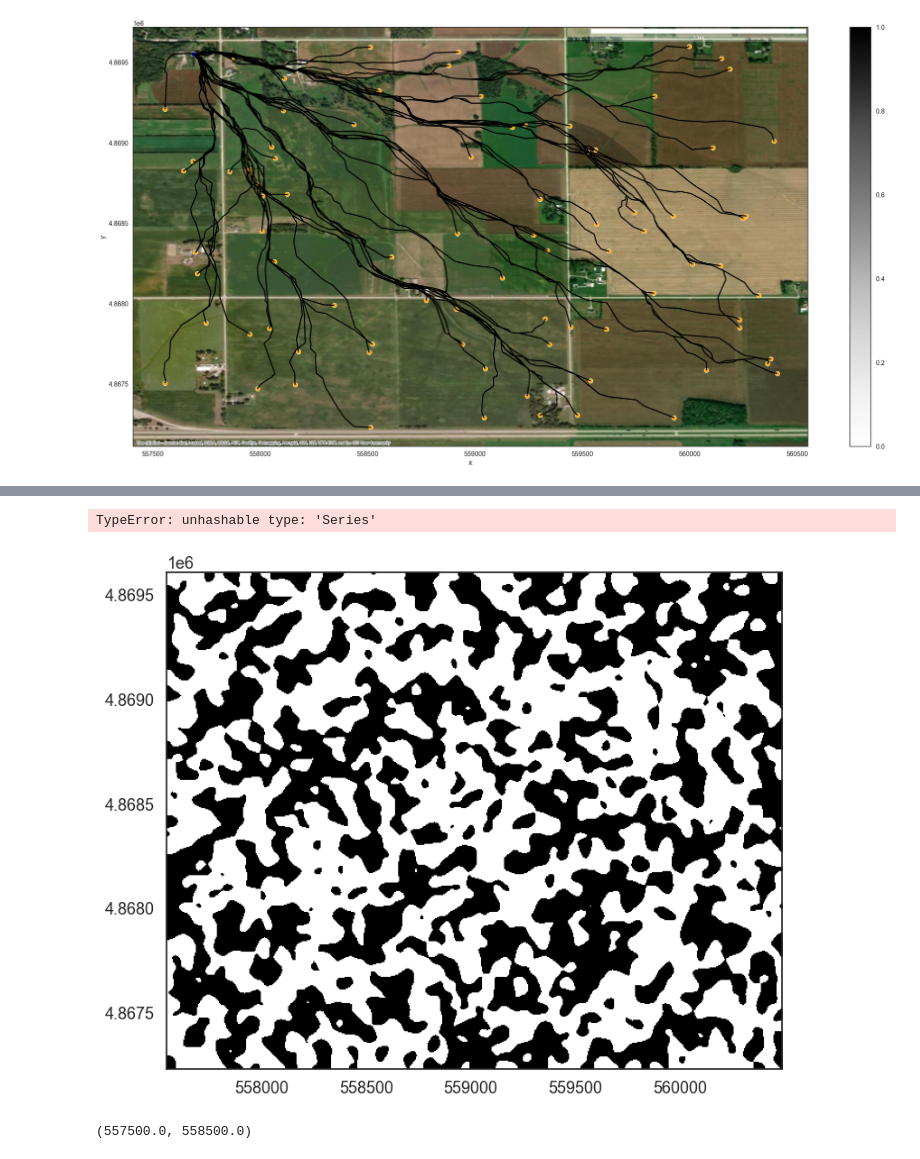
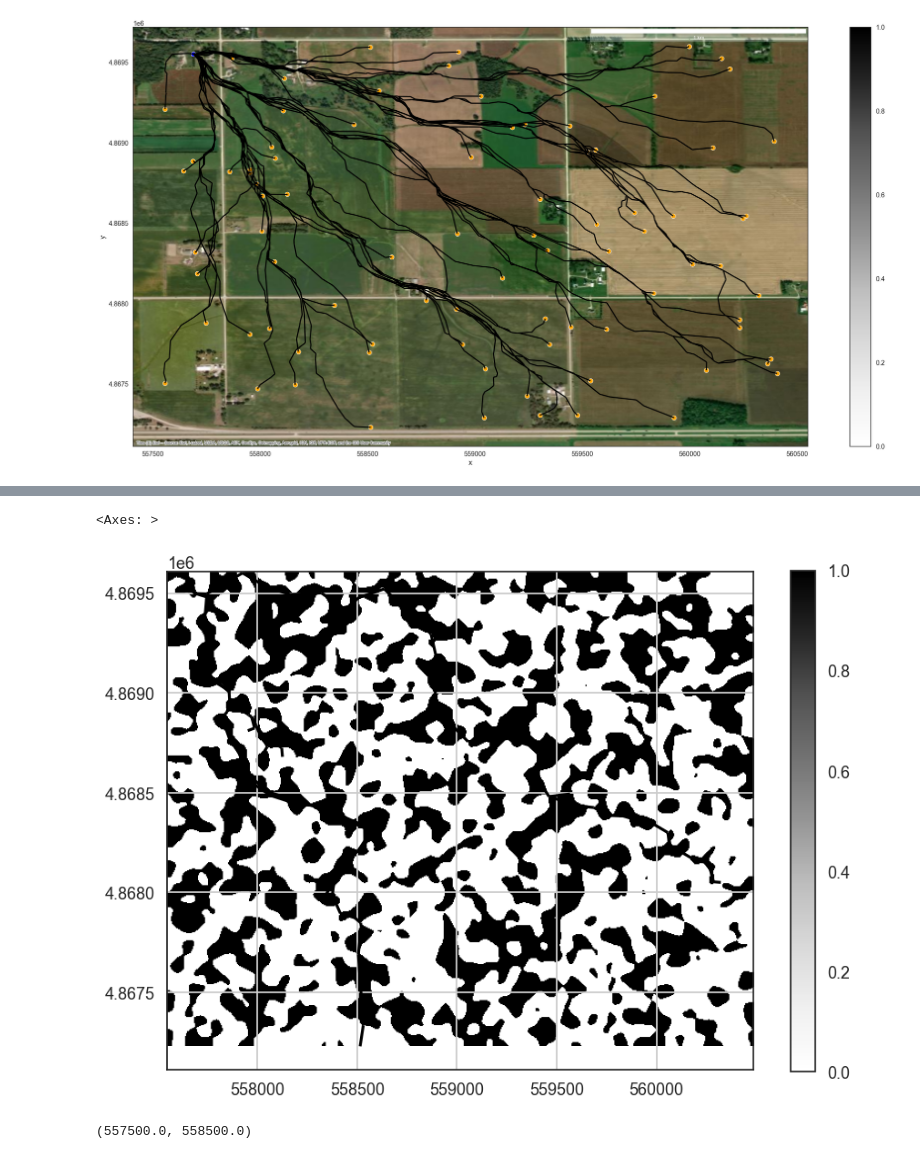
Before and after one commit to jhuang523/UMNBearSpring, a Jupyter notebook: openkarst/conduits/conduits_V1.ipynb, the cells around one changed output, grey strips where cells are left out. Drawn from its saved outputs; the diff is of its cells as text; code cells hidden in the pictures.

```diff
--- a/openkarst/conduits/conduits_V1.ipynb
+++ b/openkarst/conduits/conduits_V1.ipynb
@@ -90,4 +110,9 @@ for offset in offsets:
     mask_xy |= np.abs(i+ j - nx - offset) <= thickness
 
 geo[mask_xy] = 2
+# %%
+#map geology types to field
+for i in range(1,nz+1):
+    geo[:,:, i-1] = np.where(geo[:,:, i-1] == 1, i,i + nz)
+geo = np.flipud(geo)
 # %%
@@ -249,11 +218,11 @@ plot_2D_network(nodes, edges, axes = ('y','z'), ax =ax)
 # %%
 fig, ax = plt.subplots()
-cbar = ax.imshow(np.flipud(geo[:,:,0].T), extent = (x0, x1, y0, y1))
+cbar = ax.imshow(np.flipud(geo[:,:,2].T), extent = (x0, x1, y0, y1))
 # plt.colorbar(cbar, ax = ax, label = 'Geological Unit')
-plot_2D_network(nodes, edges, ax = ax, axes = ('x', 'y'), edge_color= edges.z_1)
+plot_2D_network(nodes, edges, ax = ax, axes = ('x', 'y'))
 # %% [output]
-TypeError: unhashable type: 'Series'
+<Axes: >
-[figure, old version]
+[figure, new version]
 # %%
 from shapely.geometry import LineString
 
```
Also changed, not shown: parts of 8 cells of this notebook, 49 other files.
